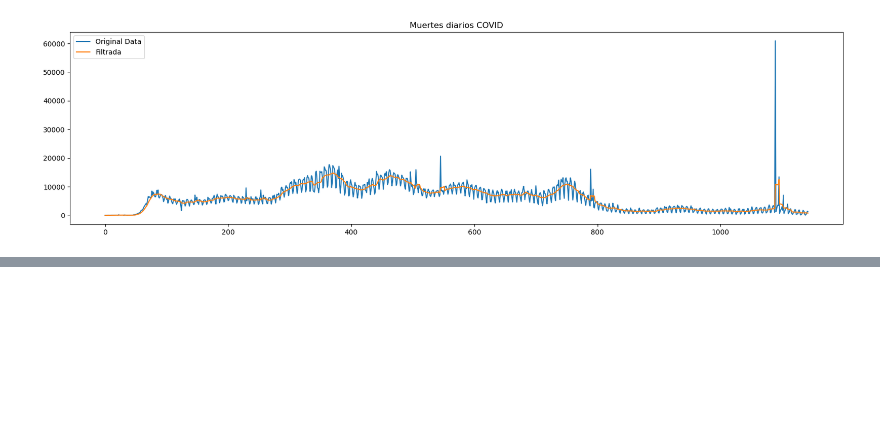
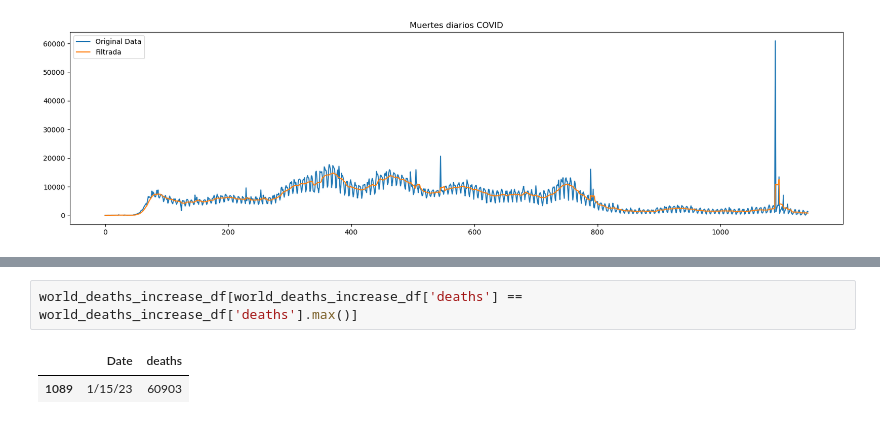
Before and after one commit to SGiraldoZ/NBs_BI, a Jupyter notebook: series_tiempo2.ipynb, the cells around one changed output, grey strips where cells are left out. Saved outputs shown, nothing was run; the diff lists cells and outputs as text; blank space fills up the shorter version.

```diff
--- a/series_tiempo2.ipynb
+++ b/series_tiempo2.ipynb
@@ -182,0 +202,5 @@ plt.show()
+# %%
+world_deaths_increase_df[world_deaths_increase_df['deaths'] == world_deaths_increase_df['deaths'].max()]
+# %% [output]
+|  | Date | deaths |
+| 1089 | 1/15/23 | 60903 |
```
Also changed, not shown: parts of 3 cells of this notebook.
